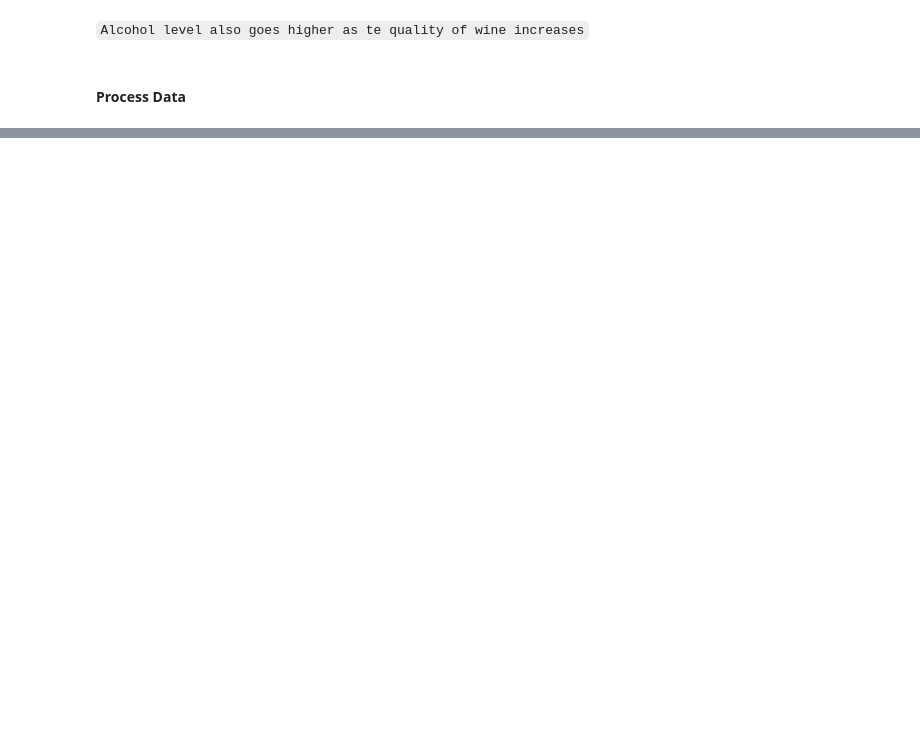
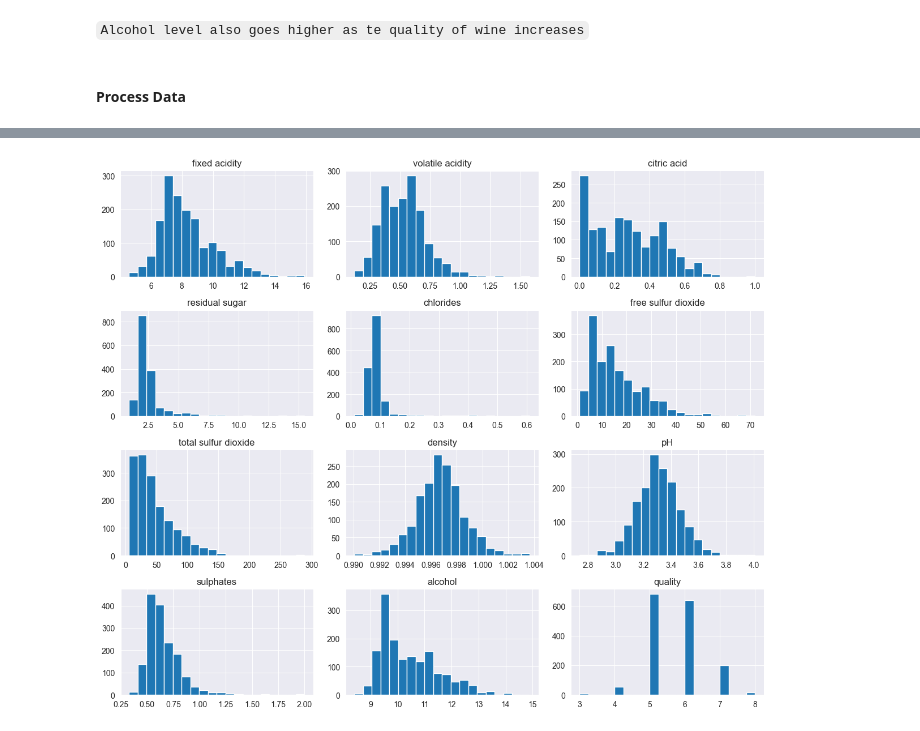
Before and after one commit to tomasgferreira06/ML_TP, a Jupyter notebook: proj.ipynb, the cells around one changed output, grey strips where cells are left out. Saved outputs shown, nothing was run; the diff lists cells and outputs as text; code cells hidden in the pictures; blank space fills up the shorter version.

```diff
--- a/proj.ipynb
+++ b/proj.ipynb
@@ -171,0 +300,6 @@ wine_data['quality_category'] = wine_data['quality'].apply(lambda x: 'above-aver
+# %%
+wine_data.hist(figsize=(12,10), bins=20)
+plt.tight_layout()
+plt.show()
+# %% [output]
+[figure, added]
```
Also changed, not shown: parts of 19 cells of this notebook, 1 other file.
